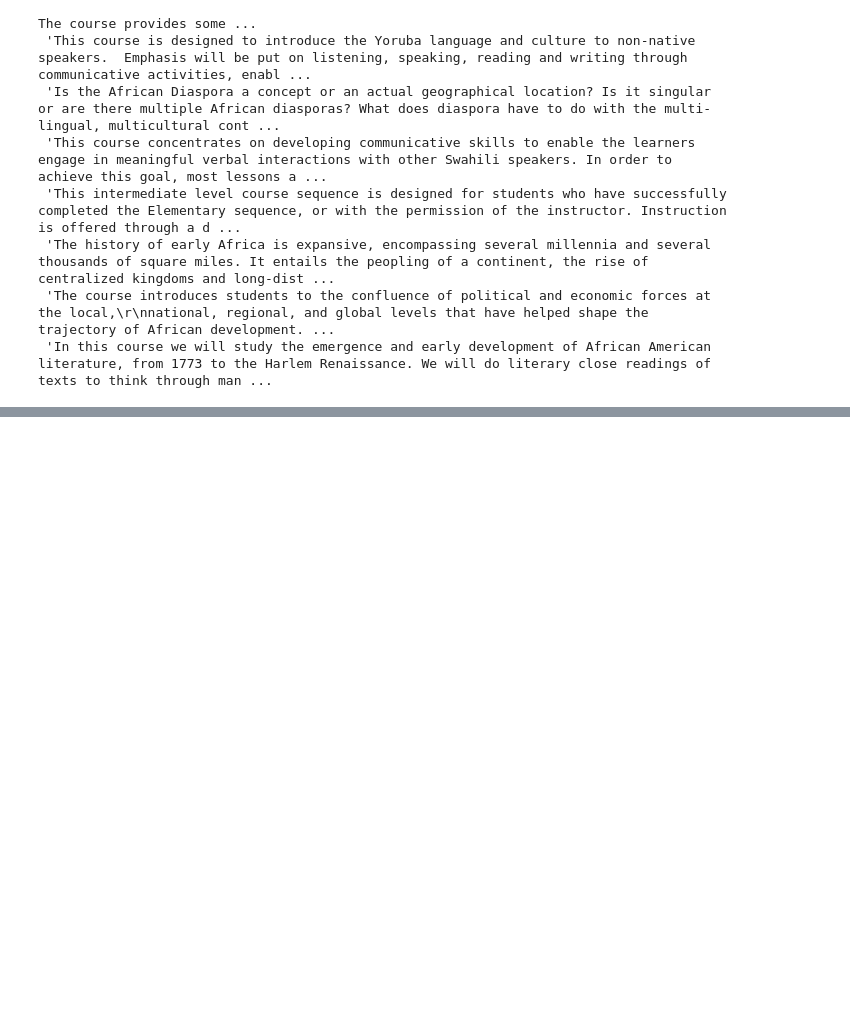
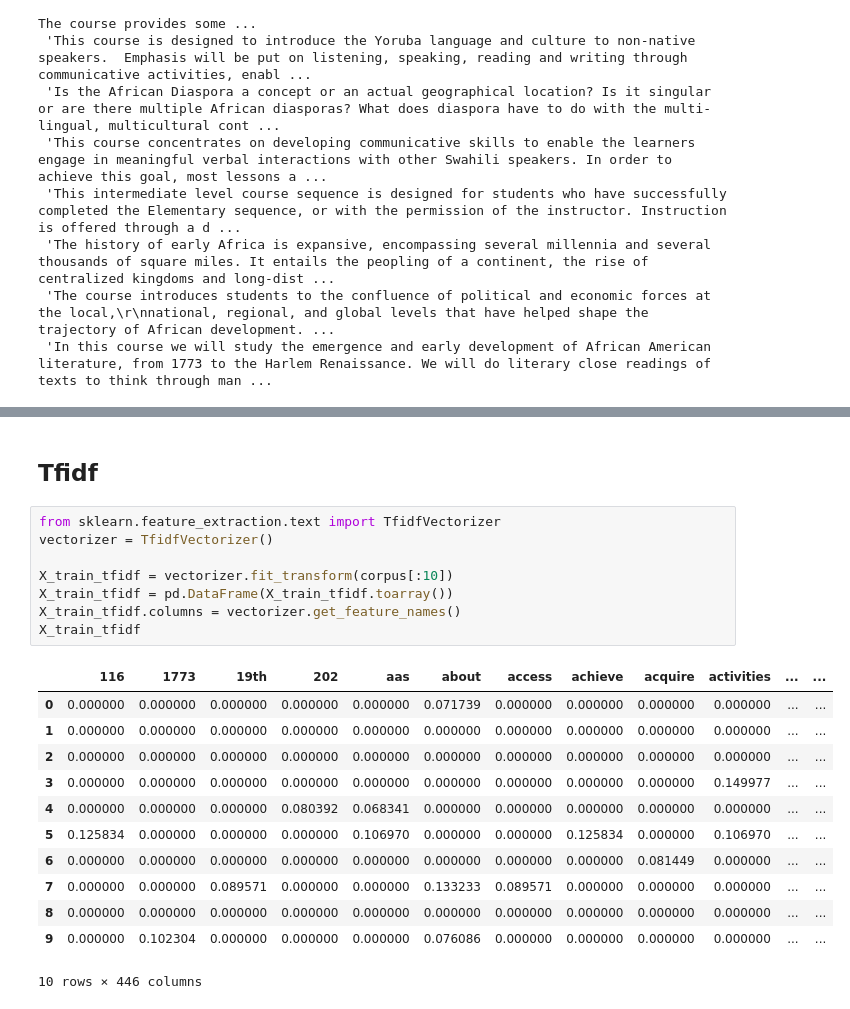
Before and after one commit to yessie-kim/classeek, a Jupyter notebook: free_text.ipynb, the cells around one changed output, grey strips where cells are left out. Drawn from its saved outputs; the diff is of its cells as text; blank space fills up the shorter version.

```diff
--- a/free_text.ipynb
+++ b/free_text.ipynb
@@ -122,0 +168,23 @@ corpus[:10]
+# %% [markdown]
+## Tfidf
+# %%
+from sklearn.feature_extraction.text import TfidfVectorizer
+vectorizer = TfidfVectorizer()
+
+X_train_tfidf = vectorizer.fit_transform(corpus[:10])
+X_train_tfidf = pd.DataFrame(X_train_tfidf.toarray())
+X_train_tfidf.columns = vectorizer.get_feature_names()
+X_train_tfidf
+# %% [output]
+|  | 116 | 1773 | 19th | 202 | aas | about | access | achieve | acquire | activities | ... | ... |
+| 0 | 0.000000 | 0.000000 | 0.000000 | 0.000000 | 0.000000 | 0.071739 | 0.000000 | 0.000000 | 0.000000 | 0.000000 | ... | ... |
+| 1 | 0.000000 | 0.000000 | 0.000000 | 0.000000 | 0.000000 | 0.000000 | 0.000000 | 0.000000 | 0.000000 | 0.000000 | ... | ... |
+| 2 | 0.000000 | 0.000000 | 0.000000 | 0.000000 | 0.000000 | 0.000000 | 0.000000 | 0.000000 | 0.000000 | 0.000000 | ... | ... |
+| 3 | 0.000000 | 0.000000 | 0.000000 | 0.000000 | 0.000000 | 0.000000 | 0.000000 | 0.000000 | 0.000000 | 0.149977 | ... | ... |
+| 4 | 0.000000 | 0.000000 | 0.000000 | 0.080392 | 0.068341 | 0.000000 | 0.000000 | 0.000000 | 0.000000 | 0.000000 | ... | ... |
+| 5 | 0.125834 | 0.000000 | 0.000000 | 0.000000 | 0.106970 | 0.000000 | 0.000000 | 0.125834 | 0.000000 | 0.106970 | ... | ... |
+| 6 | 0.000000 | 0.000000 | 0.000000 | 0.000000 | 0.000000 | 0.000000 | 0.000000 | 0.000000 | 0.081449 | 0.000000 | ... | ... |
+| 7 | 0.000000 | 0.000000 | 0.089571 | 0.000000 | 0.000000 | 0.133233 | 0.089571 | 0.000000 | 0.000000 | 0.000000 | ... | ... |
+| 8 | 0.000000 | 0.000000 | 0.000000 | 0.000000 | 0.000000 | 0.000000 | 0.000000 | 0.000000 | 0.000000 | 0.000000 | ... | ... |
+| 9 | 0.000000 | 0.102304 | 0.000000 | 0.000000 | 0.000000 | 0.076086 | 0.000000 | 0.000000 | 0.000000 | 0.000000 | ... | ... |
+10 rows × 446 columns
```
Also changed, not shown: parts of 13 cells of this notebook.
